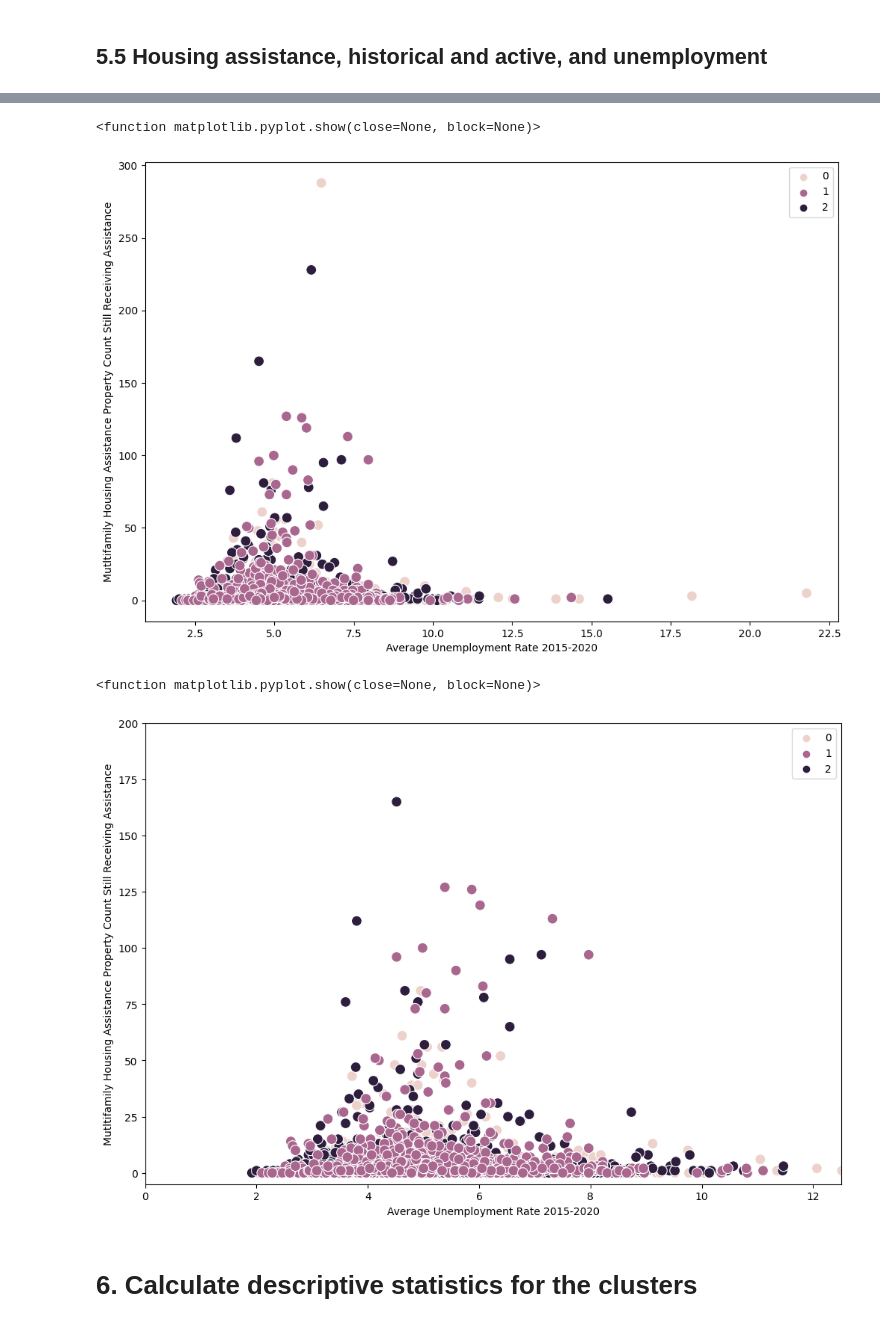
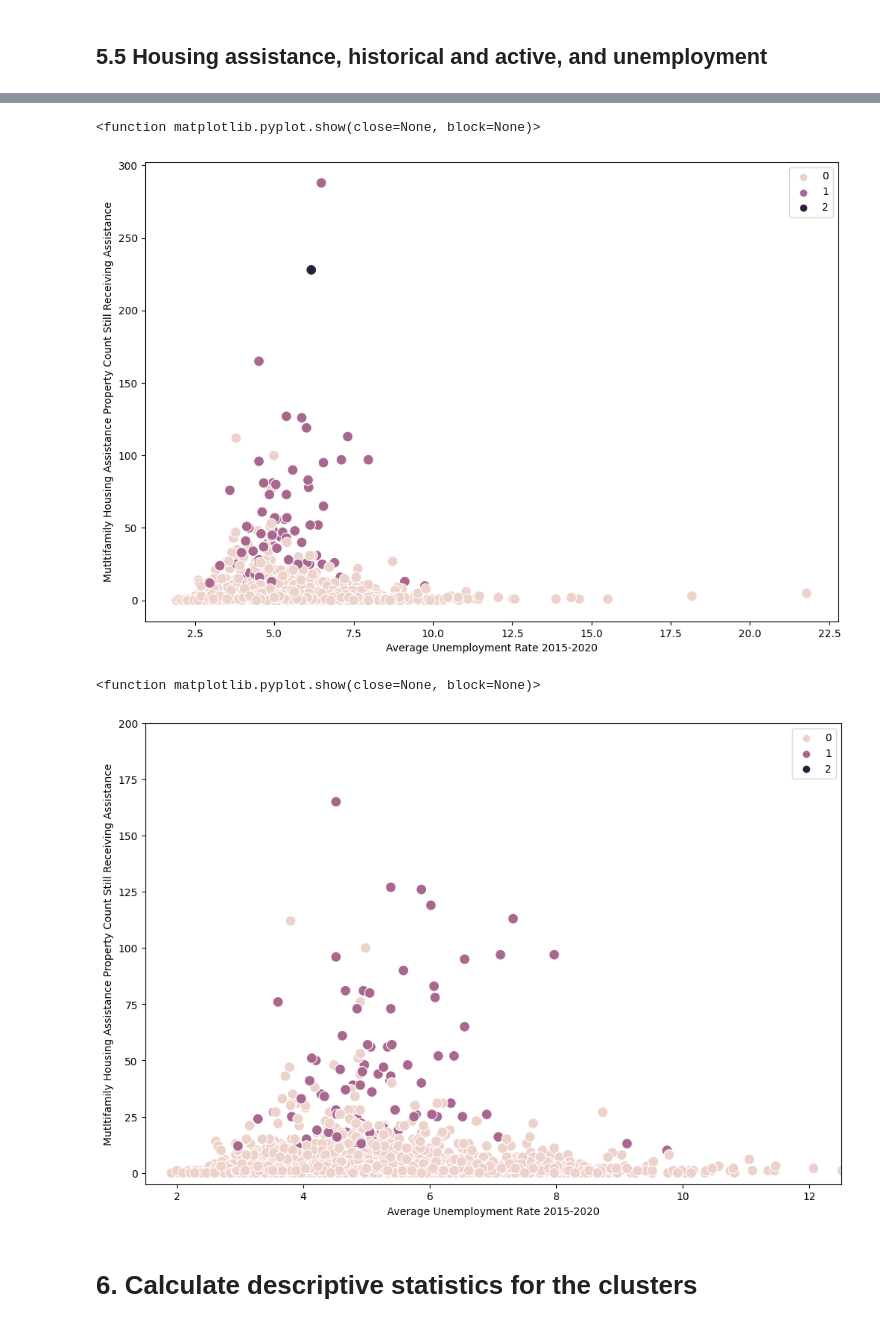
Before and after one commit to bdhickling1/CF-Gun-Violence-and-Communities, a Jupyter notebook: 3 Scripts/Task_6_5_kmeans clustering.ipynb, the cells around one changed output, grey strips where cells are left out. Saved outputs shown, nothing was run; the diff lists cells and outputs as text; code cells hidden in the pictures.

```diff
--- a/3 Scripts/Task_6_5_kmeans clustering.ipynb
+++ b/3 Scripts/Task_6_5_kmeans clustering.ipynb
@@ -72 +72,4 @@ df.rename(columns={'% of adults ≤ high school dip': '% of adults < high school
+# %%
+# Drop 'FIPS Code' column
+df_cluster = df.drop(columns = 'FIPS Code')
 # %%
@@ -120,11 +123,11 @@ __I interpret from the elbow curve that 3 clusters is the most efficient number
 kmeans = KMeans(n_clusters = 3)
 # %%
 # Fit the k-means object to the data set
-kmeans.fit(df)
+kmeans.fit(df_cluster)
 # %% [output]
 KMeans(n_clusters=3)
 # %%
 # Create a column of the k-means results and add it to the dataframe
-df['clusters'] = kmeans.fit_predict(df)
+df_cluster['clusters'] = kmeans.fit_predict(df_cluster)
 # %%
 # Check the revised dataframe
@@ -303,27 +282,27 @@ plt.show
 # %%
 # Plot the clusters for the 'active_fianance' and 'avg unemploy rate 2015_2020' variables
 plt.figure(figsize = (12,8))
-ax = sns.scatterplot(x = df['avg unemploy rate 2015_2020'], y = df['active_finance'], hue = kmeans.labels_, s = 100)
+ax = sns.scatterplot(x = df_cluster['avg unemploy rate 2015_2020'], y = df_cluster['active_finance'], hue = kmeans.labels_, s = 100)
 ax.grid(False)
 plt.xlabel('Average Unemployment Rate 2015-2020')
 plt.ylabel('Mutltifamily Housing Assistance Property Count Still Receiving Assistance')
 plt.show
 # %% [output]
 <function matplotlib.pyplot.show(close=None, block=None)>
-[figure, old version]
+[figure, new version]
 # %%
 # Plot the clusters for the 'active_fianance' and 'avg unemploy rate 2015_2020' variables
 plt.figure(figsize = (12,8))
-ax = sns.scatterplot(x = df['avg unemploy rate 2015_2020'], y = df['active_finance'], hue = kmeans.labels_, s = 100)
+ax = sns.scatterplot(x = df_cluster['avg unemploy rate 2015_2020'], y = df_cluster['active_finance'], hue = kmeans.labels_, s = 100)
 ax.grid(False)
 plt.xlabel('Average Unemployment Rate 2015-2020')
 plt.ylabel('Mutltifamily Housing Assistance Property Count Still Receiving Assistance')
 plt.ylim(-5,200)
-plt.xlim(0, 12.5)
+plt.xlim(1.5, 12.5)
 plt.show
 # %% [output]
 <function matplotlib.pyplot.show(close=None, block=None)>
-[figure, old version]
+[figure, new version]
 # %% [markdown]
 # 6. Calculate descriptive statistics for the clusters
 # %%
```
Also changed, not shown: parts of 30 cells of this notebook, 6 other files.
